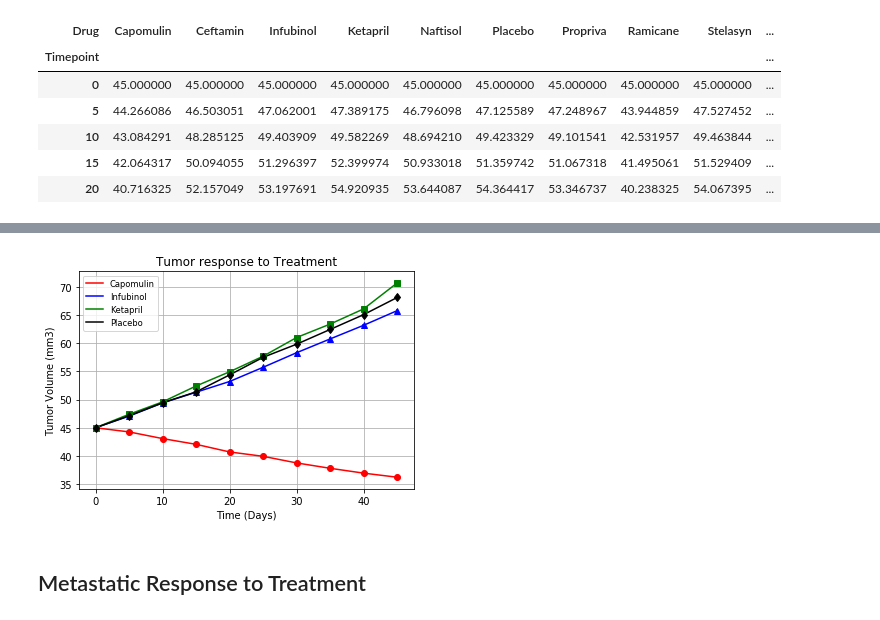
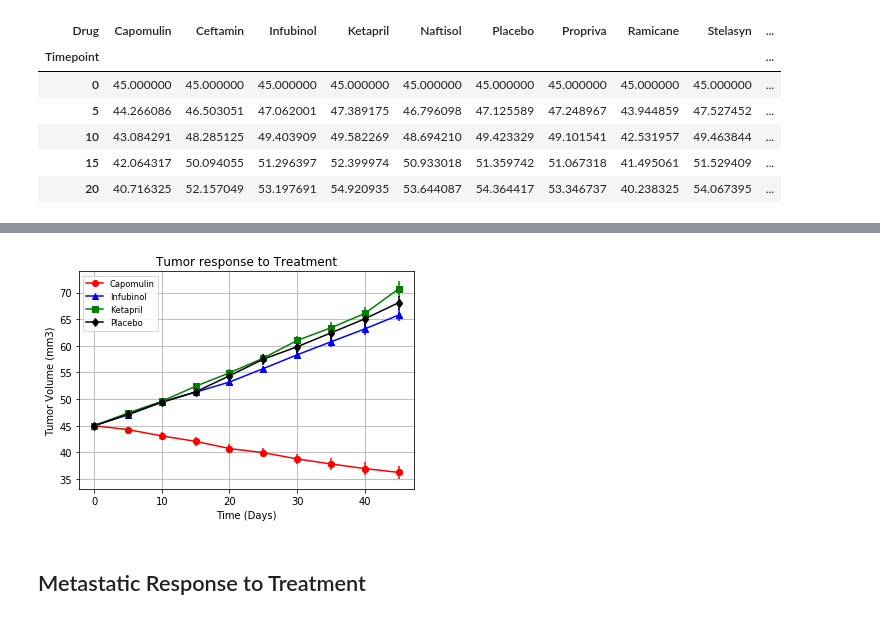
Before and after one commit to vgreddy67/matplotlib-challenge, a Jupyter notebook: Pymaceuticals/pymaceuticals_starter.ipynb, the cells around one changed output, grey strips where cells are left out. Saved outputs shown, nothing was run; the diff lists cells and outputs as text; code cells hidden in the pictures.

```diff
--- a/Pymaceuticals/pymaceuticals_starter.ipynb
+++ b/Pymaceuticals/pymaceuticals_starter.ipynb
@@ -39,13 +39,14 @@ drug_timepoint_grouped = combined_dataset.groupby(['Drug','Timepoint'])['Tumor V
 
 # Convert to DataFrame
 drug_timepoint = drug_timepoint_grouped.mean()
-drug_timepoint_df = pd.DataFrame(drug_timepoint)
+drug_timepoint_mean_df = pd.DataFrame(drug_timepoint)
 
 # Preview DataFrame
-drug_timepoint_df.reset_index(inplace=True)
+drug_timepoint_mean_df.reset_index(inplace=True)
 
-drug_timepoint_df.head()
+drug_timepoint_mean_df.head()
 #drug_timepoint_df.columns
+#drug_timepoint
 # %% [output]
 |  | Drug | Timepoint | Tumor Volume (mm3) |
 | 0 | Capomulin | 0 | 45.000000 |
@@ -73,7 +76,7 @@ sem_of_tumor_volumes_df.head()
 | 4 | Capomulin | 20 | 0.909731 |
 # %%
 # Minor Data Munging to Re-Format the Data Frames
-pivoted_df = drug_timepoint_df.pivot(index='Timepoint',columns='Drug',values='Tumor Volume (mm3)')
+pivoted_df = drug_timepoint_mean_df.pivot(index='Timepoint',columns='Drug',values='Tumor Volume (mm3)')
 
 # Preview that Reformatting worked
 pivoted_df.head()
@@ -91,0 +92,10 @@ for column in pivoted_df:
+# %%
+#for column in pivoted_df:
+    #print(pivoted_sem_df[column])
+
+# Minor Data Munging to Re-Format the Data Frames of sem
+pivoted_sem_df = sem_of_tumor_volumes_df.pivot(index='Timepoint',columns='Drug',values='Tumor Volume (mm3)')
+
+# Preview that Reformatting worked
+pivoted_sem_df.head()
+#pivoted_df.columns
@@ -92,43 +110,46 @@ for column in pivoted_df:
 # %%
 # Generate the Plot (with Error Bars)
 x_axis = pivoted_df.index.values
 y_capomulin = pivoted_df['Capomulin']
 y_infubinol = pivoted_df['Infubinol']
 y_ketapril = pivoted_df['Ketapril']
 y_placebo = pivoted_df['Placebo']
 
 
-x_err = 0.2
-y_err = 0.3
+#x_err = 0.2
+y_err_capomulin = pivoted_sem_df['Capomulin']
+y_err_infubinol = pivoted_sem_df['Infubinol']
+y_err_ketapril = pivoted_sem_df['Ketapril']
+y_err_placebo = pivoted_sem_df['Placebo']
 
 fig, ax = plt.subplots()
 
-ax.errorbar(x_axis,y_capomulin,xerr = x_err,yerr=y_err,fmt='o',color='red')
-Capomulin, = plt.plot(x_axis, y_capomulin, color="red", label='Capomulin')
+ax.errorbar(x_axis,y_capomulin,yerr=y_err_capomulin,fmt='o',color='red')
+Capomulin, = plt.plot(x_axis, y_capomulin, color="red", label='Capomulin',marker='o')
 
-ax.errorbar(x_axis,y_infubinol,xerr = x_err,yerr=y_err,fmt='^',color='blue')
-Infubinol, = plt.plot(x_axis, y_infubinol, color="blue", label='Infubinol')
+ax.errorbar(x_axis,y_infubinol,yerr=y_err_infubinol,fmt='^',color='blue')
+Infubinol, = plt.plot(x_axis, y_infubinol, color="blue", label='Infubinol',marker='^')
 
-ax.errorbar(x_axis,y_ketapril,xerr = x_err,yerr=y_err,fmt='s',color='green')
-Ketapril, = plt.plot(x_axis, y_ketapril, color="green", label='Ketapril')
+ax.errorbar(x_axis,y_ketapril,yerr=y_err_ketapril,fmt='s',color='green')
+Ketapril, = plt.plot(x_axis, y_ketapril, color="green", label='Ketapril',marker='s')
 
-ax.errorbar(x_axis,y_placebo,xerr = x_err,yerr=y_err,fmt='d',color='black')
-Placebo, = plt.plot(x_axis, y_placebo, color="black", label='Placebo')
+ax.errorbar(x_axis,y_placebo,yerr=y_err_placebo,fmt='d',color='black')
+Placebo, = plt.plot(x_axis, y_placebo, color="black", label='Placebo',marker='d')
 
 
 ax.set_xlabel('Time (Days)')
 ax.set_ylabel('Tumor Volume (mm3)')
 ax.set_title('Tumor response to Treatment')
 
 
 plt.grid()
 plt.legend(handles=[Capomulin,Infubinol,Ketapril,Placebo],loc="best", fontsize="small", fancybox=True)
 
 # Save the Figure
 plt.savefig("tumor_response.png")
 plt.show()
 # %% [output]
-[figure, old version]
+[figure, new version]
 # %%
 # Show the Figure
 plt.show()
```
Also changed, not shown: parts of 11 cells of this notebook, 2 other files.
